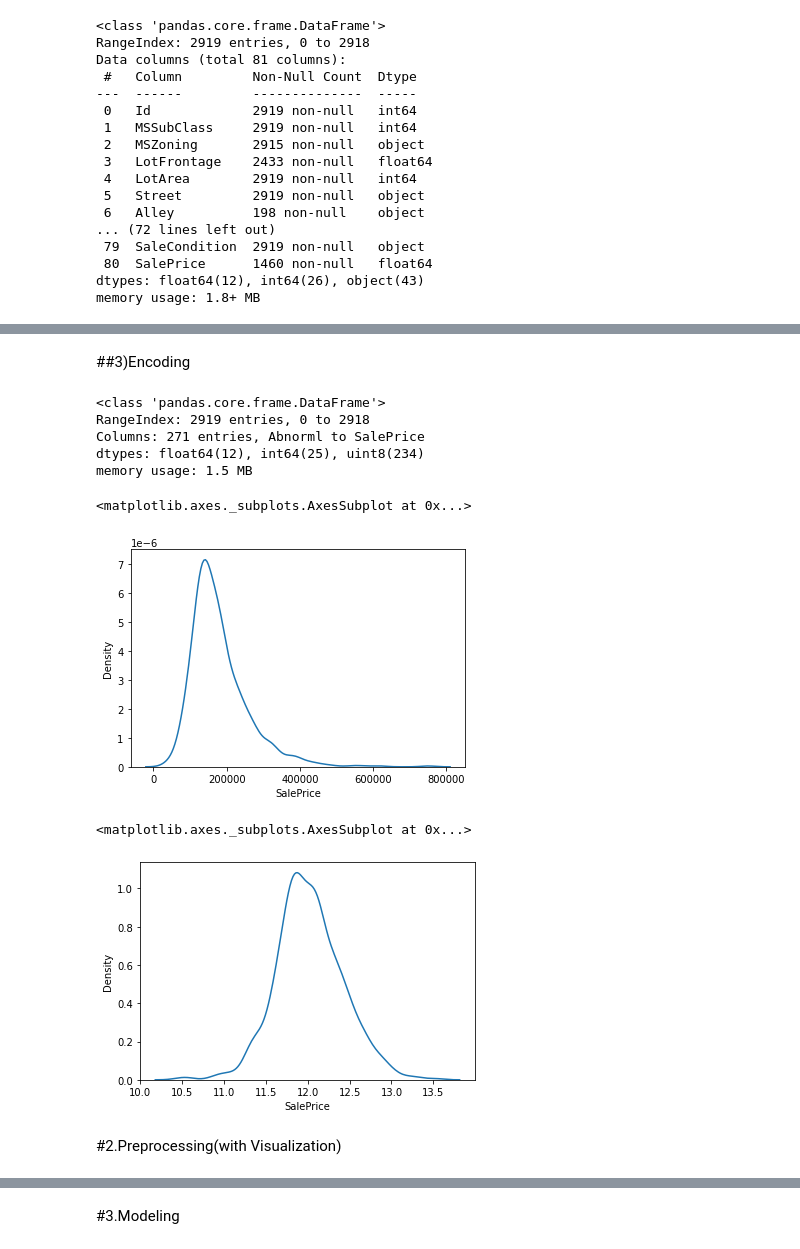
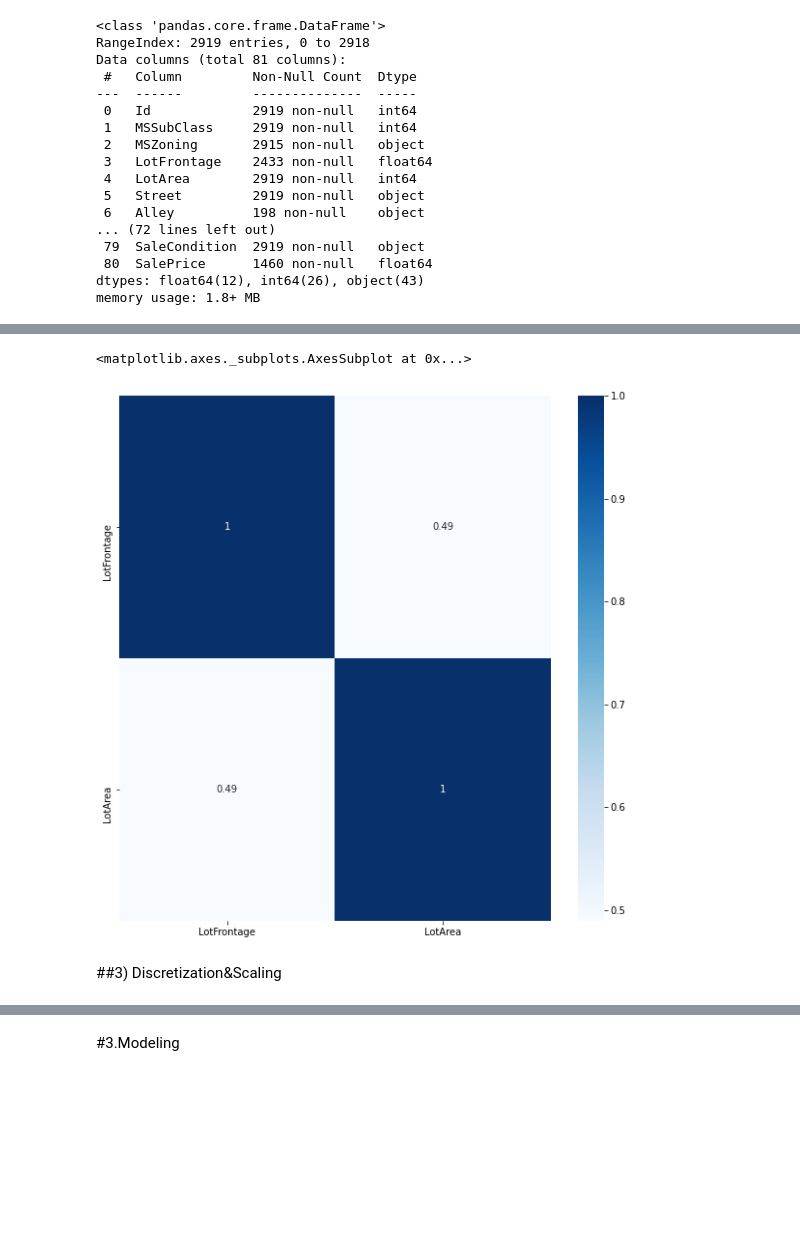
Before and after one commit to DongjunYou/21_1Q_Army, a Jupyter notebook: 4.House/House_Baseline.ipynb, the cells around one changed output, grey strips where cells are left out. Saved outputs shown, nothing was run; the diff lists cells and outputs as text; code cells hidden in the pictures; blank space fills up the shorter version.

```diff
--- a/4.House/House_Baseline.ipynb
+++ b/4.House/House_Baseline.ipynb
@@ -59,0 +95,6 @@ df.drop(['Alley','PoolQC','Fence','MiscFeature','FireplaceQu','Id'],axis=1,inpla
+# %%
+from sklearn.impute import SimpleImputer
+random=['BsmtCond','BsmtExposure','BsmtQual','BsmtFinType2','BsmtFinType1','MasVnrType','MasVnrArea','MSZoning','Utilities','Functional','BsmtFullBath','BsmtHalfBath','BsmtFinSF1','BsmtFinSF2','Exterior2nd','GarageArea','TotalBsmtSF','BsmtUnfSF','Electrical','Exterior1st','KitchenQual','SaleType','GarageCars']
+imputer=SimpleImputer(strategy='most_frequent')
+df[random]=imputer.fit_transform(df[random])
+df.isnull().sum().sort_values(ascending=False).head(10)
@@ -59,0 +137,3 @@ df.drop(['Alley','PoolQC','Fence','MiscFeature','FireplaceQu','Id'],axis=1,inpla
+# %%
+garage=df[['GarageCars','GarageArea','GarageYrBlt','GarageFinish','GarageQual','GarageCond','GarageType']]#5 out of 6 missing data were related to garage(7garagecolumns)
+lot=df[['LotFrontage','LotArea','LotShape','LotConfig']]
@@ -60,29 +159,8 @@ df.drop(['Alley','PoolQC','Fence','MiscFeature','FireplaceQu','Id'],axis=1,inpla
+# %%
+fig=plt.figure(figsize=(10,10))
+sns.heatmap(lot.corr(),cmap='Blues',annot=True)
+# %% [output]
+<matplotlib.axes._subplots.AxesSubplot at 0x...>
+[figure, added]
 # %% [markdown]
-##3)Encoding
+##3) Discretization&Scaling
-# %%
-object_df=df.select_dtypes('object') #get dataframe with specific dtypes
-onehot=pd.DataFrame #makes nulls into seperate column
-for feature in object_df.columns:
-  onehot=pd.get_dummies(df[feature])
-  df.drop([feature],axis=1,inplace=True)
-  df=pd.concat([onehot,df],axis=1)
-df.info()
-# %% [output]
-<class 'pandas.core.frame.DataFrame'>
-RangeIndex: 2919 entries, 0 to 2918
-Columns: 271 entries, Abnorml to SalePrice
-dtypes: float64(12), int64(25), uint8(234)
-memory usage: 1.5 MB
-# %%
-sns.kdeplot(data=df,x='SalePrice')
-# %% [output]
-<matplotlib.axes._subplots.AxesSubplot at 0x...>
-[figure, removed]
-# %%
-df['SalePrice']=pd.DataFrame(np.log1p(df['SalePrice']))
-sns.kdeplot(data=df,x='SalePrice')
-# %% [output]
-<matplotlib.axes._subplots.AxesSubplot at 0x...>
-[figure, removed]
-# %% [markdown]
-#2.Preprocessing(with Visualization)
```
Also changed, not shown: parts of 23 cells of this notebook.
